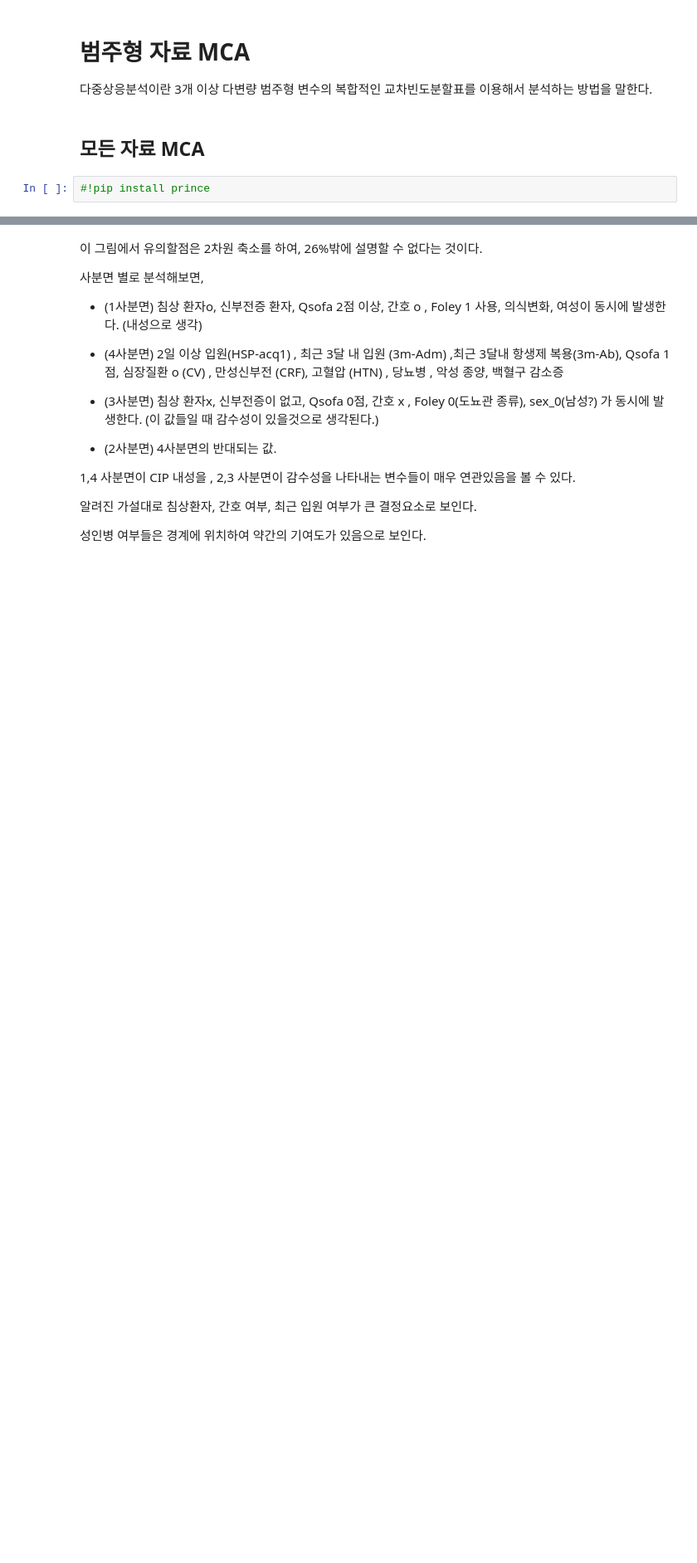
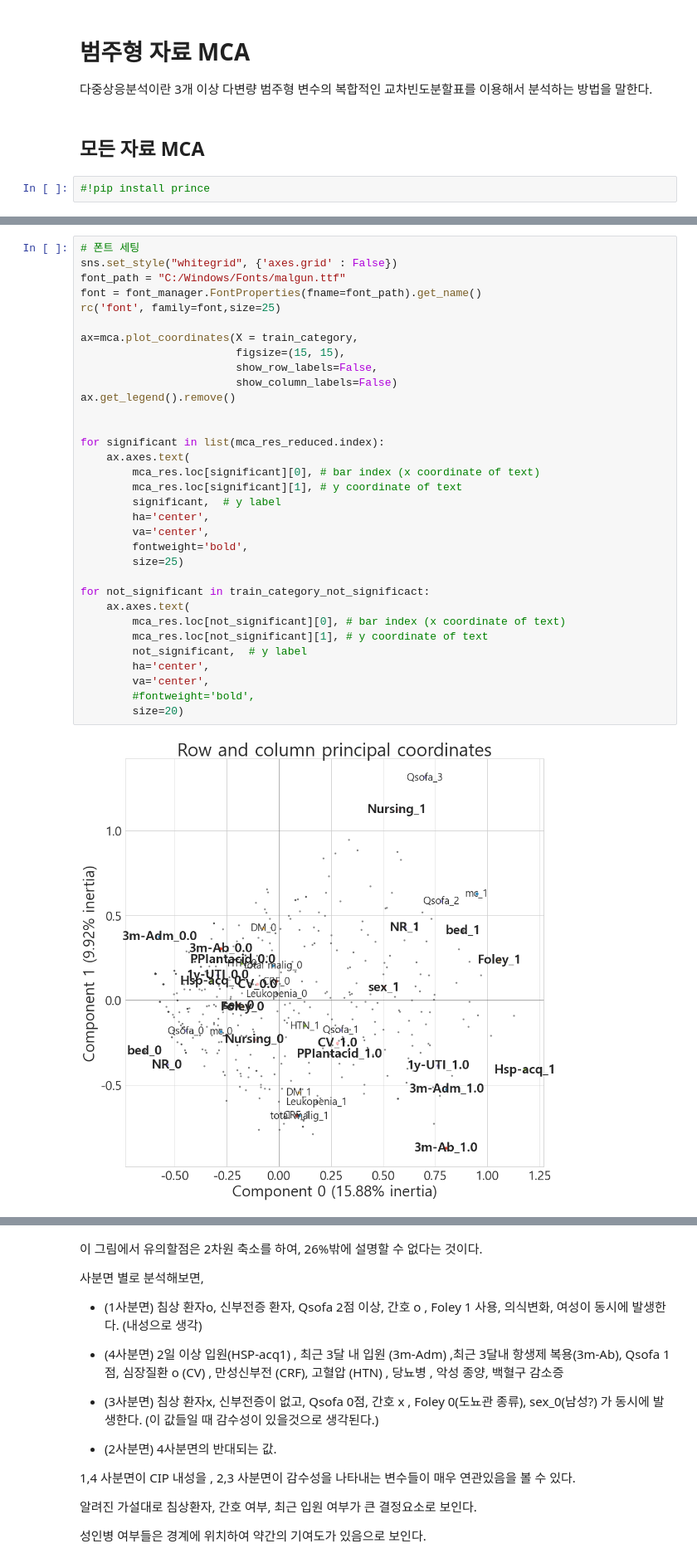
Before and after one commit to bub3690/22-1_multivariate, a Jupyter notebook: final_project/EDA.ipynb, the cells around one changed output, grey strips where cells are left out. Shown at 83% size. Cells and saved outputs as stored; diff of their text form; blank space fills up the shorter version.

```diff
--- a/final_project/EDA.ipynb
+++ b/final_project/EDA.ipynb
@@ -930,2 +959,37 @@ TypeError: set_figure() got an unexpected keyword argument 'figsize'
+# %%
+# 폰트 세팅
+sns.set_style("whitegrid", {'axes.grid' : False})
+font_path = "C:/Windows/Fonts/malgun.ttf"
+font = font_manager.FontProperties(fname=font_path).get_name()
+rc('font', family=font,size=25)
+
+ax=mca.plot_coordinates(X = train_category,
+                        figsize=(15, 15),
+                        show_row_labels=False,
+                        show_column_labels=False)
+ax.get_legend().remove()
+
+
+for significant in list(mca_res_reduced.index):
+    ax.axes.text(
+        mca_res.loc[significant][0], # bar index (x coordinate of text)
+        mca_res.loc[significant][1], # y coordinate of text
+        significant,  # y label
+        ha='center',
+        va='center',
+        fontweight='bold',
+        size=25)
+
+for not_significant in train_category_not_significact:
+    ax.axes.text(
+        mca_res.loc[not_significant][0], # bar index (x coordinate of text)
+        mca_res.loc[not_significant][1], # y coordinate of text
+        not_significant,  # y label
+        ha='center',
+        va='center',
+        #fontweight='bold',
+        size=20)
+# %% [output]
+[figure, added]
 # %%
 # 폰트 세팅
```
Also changed, not shown: parts of 7 cells of this notebook, 8 other files.
